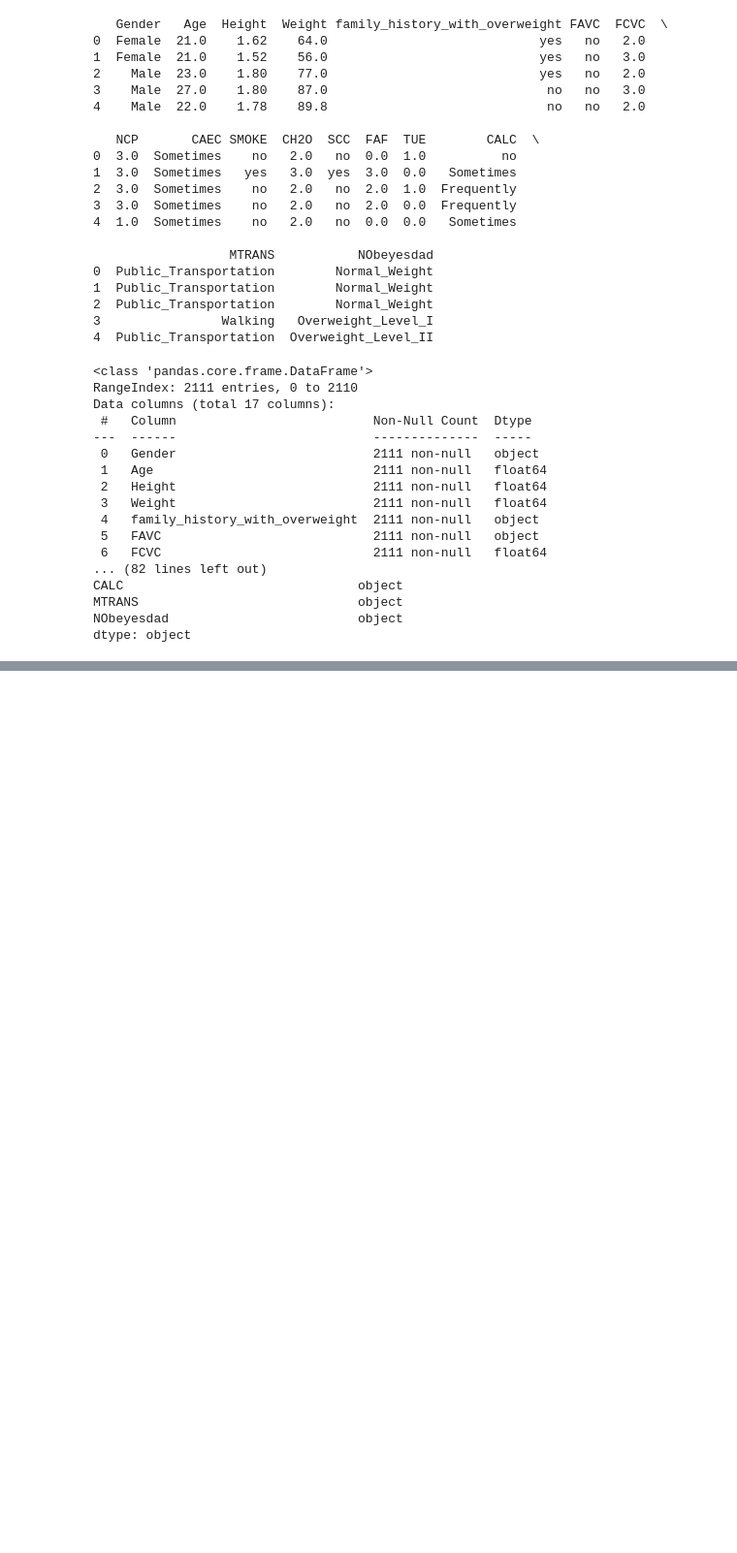
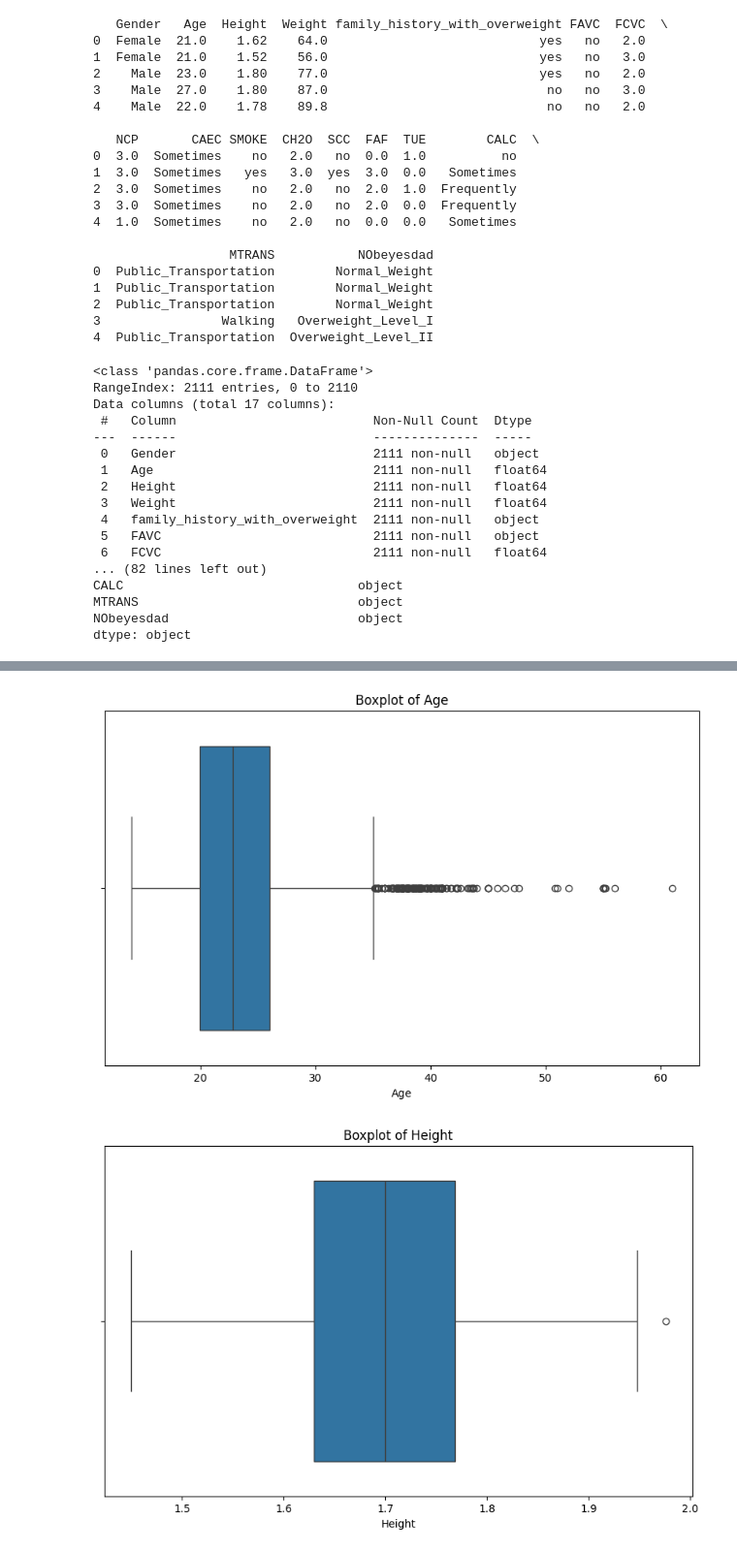
Before and after one commit to Crisp98/ML_Feevale, a Jupyter notebook: obesity_levels_analysis.ipynb, the cells around one changed output, grey strips where cells are left out. Shown at 97% size. Drawn from its saved outputs; the diff is of its cells as text; code cells hidden in the pictures; blank space fills up the shorter version.

```diff
--- a/obesity_levels_analysis.ipynb
+++ b/obesity_levels_analysis.ipynb
@@ -73,0 +108,13 @@ df = pd.get_dummies(df, columns=one_hot_cols)
+# %%
+
+
+# Visualizar boxplots para variáveis selecionadas
+relevant_cols = ['Age', 'Height', 'Weight', 'FCVC', 'NCP', 'CH2O', 'FAF', 'TUE']
+for col in relevant_cols:
+    plt.figure(figsize=(10, 6))
+    sns.boxplot(x=df[col])
+    plt.title(f'Boxplot of {col}')
+    plt.show()
+# %% [output]
+[figure, added]
+[figure, added]
```
Also changed, not shown: parts of 6 cells of this notebook.
